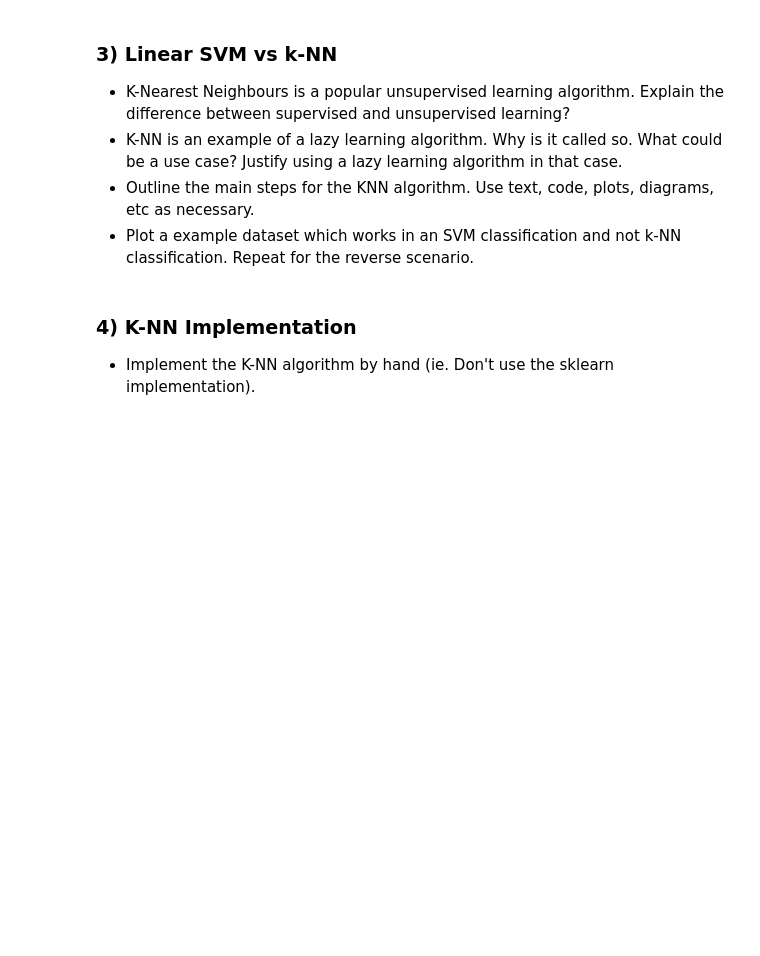
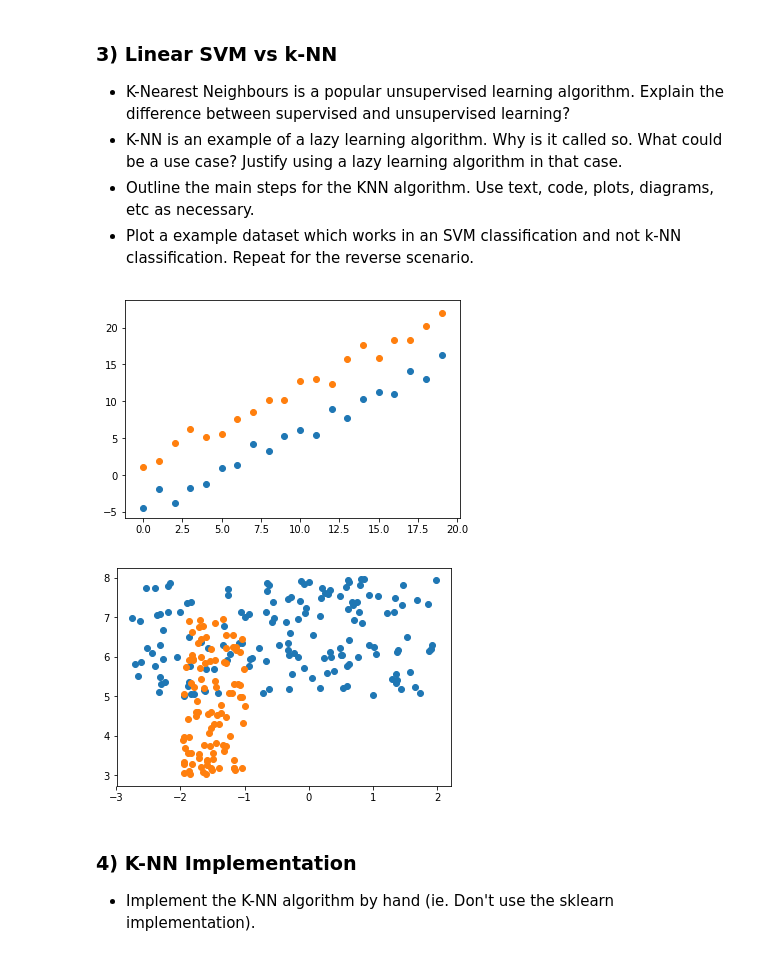
Before and after one commit to McGillAISociety/mais-bootcamp-w2019, a Jupyter notebook: Assignment4/MAIS 202 - Assignment 4.ipynb, the cells around one changed output. Cells and saved outputs as stored; diff of their text form; code cells hidden in the pictures; blank space fills up the shorter version.

```diff
--- a/Assignment4/MAIS 202 - Assignment 4.ipynb
+++ b/Assignment4/MAIS 202 - Assignment 4.ipynb
@@ -31,3 +54,44 @@ Congratulations, you have reached the midpoint of the course! The rest of the co
+# %%
+## YOUR ANSWER HERE - YOUR MAY USE MARKDOWN, LATEX, CODE, DIAGRAMS, ETC
+#Supervised learning trains a model to predict output according to labelled data. On the other hand, unsupervised learning
+#is used for unlabeled data. The model will find patterns in features on its own.
+
+#K-NN is short for K-nearest neighbour algorithm. It is an algorithm in which the function is only approximated locally
+#and all computtation is deferred until classification. It does not do any generalization, i.e. no or minimal traning phase
+#so that all traning data is needed during the testing phase. A use case can be credit ratings. In nature, people who have
+#similar financial behaviours wil be given similar credit rating. Therefore, no extra training or calculation is needed,
+#and existing data base can be used to predict a new customer's credit rating.
+
+#First specify a value for hyperparameter k, which is the number of closest neighbours a test data will be compared against.
+#To get the predicted class, iterate from 1 to total number of training data points. First calculate the distance between
+#test data and each row of training data; then sort the calculated distance in ascending order, get top k rows from the
+#sorted array, get the most frequet class of these rows and finally return the predicted class.
+
+#sample dataset for SVM classification
+import numpy as np
+import matplotlib.pyplot as plt
+X = [num for num in range(20)]
+
+Y1 = [(num -3 + np.random.normal(-1,1)) for num in X]
+Y2 = [(num +3 + np.random.normal(-1,1)) for num in X]
+
+plt.scatter(X,Y1)
+plt.scatter(X,Y2)
+plt.show()
+
+#sample dataset for k-NN distribution
+X1 = np.random.rand(1,150)*5-3
+Y1 = np.random.rand(1,150)*3+5
+
+X2 = np.random.rand(1,100)-2
+Y2 = np.random.rand(1,100)*4+3
+
+plt.scatter(X1,Y1)
+plt.scatter(X2,Y2)
+plt.show()
+# %% [output]
+[figure, added]
+[figure, added]
 # %% [markdown]
 ### 4) K-NN Implementation
 - Implement the K-NN algorithm by hand (ie. Don't use the sklearn implementation).
```
Also changed, not shown: parts of 15 cells of this notebook, 1 other file.
